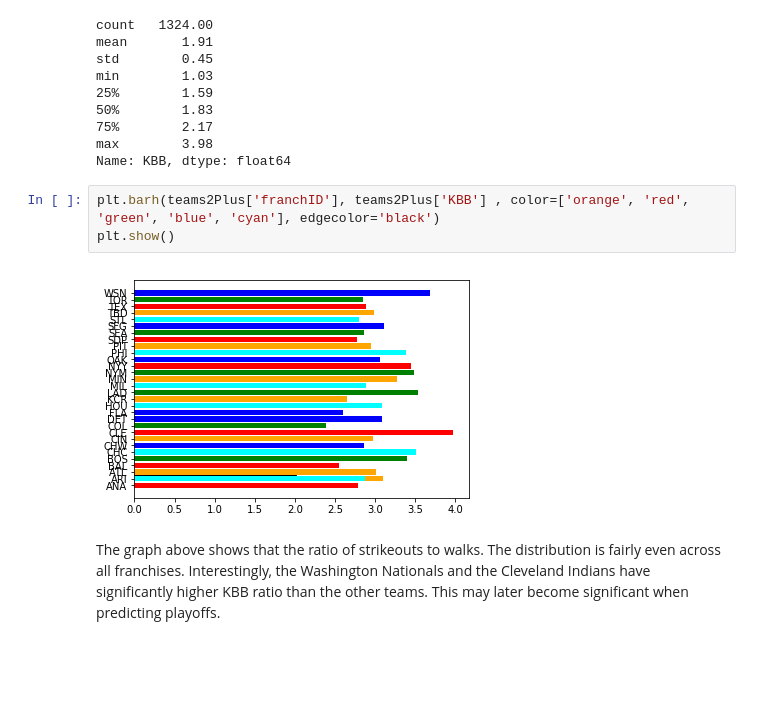
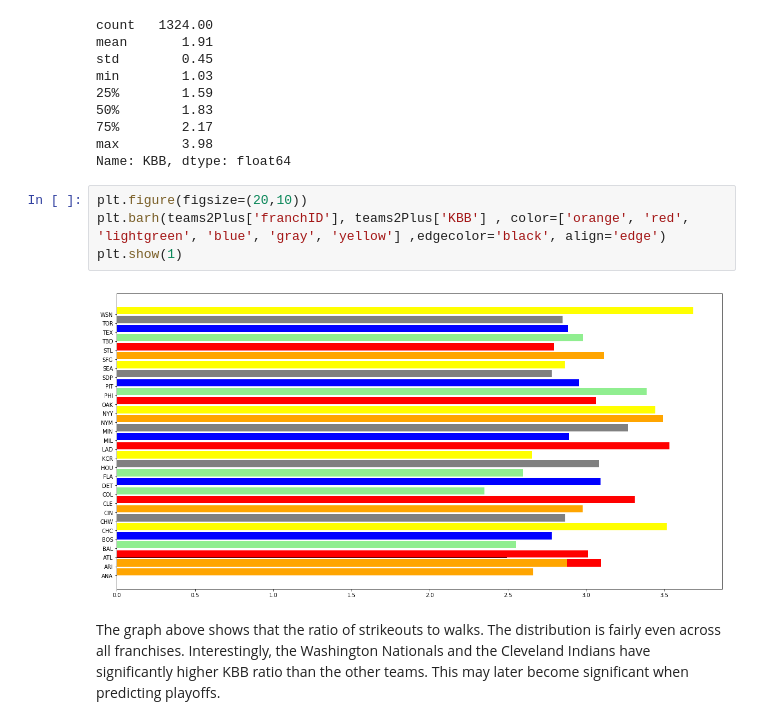
Before and after one commit to georgesturrock/7331_Lab1, a Jupyter notebook: Team2_Lab1.ipynb, the cells around one changed output. Saved outputs shown, nothing was run; the diff lists cells and outputs as text; blank space fills up the shorter version.

Commit message:
fixed plots and descriptions

```diff
--- a/Team2_Lab1.ipynb
+++ b/Team2_Lab1.ipynb
@@ -511,10 +579,11 @@ min        1.03
 max        3.98
 Name: KBB, dtype: float64
 # %%
-plt.barh(teams2Plus['franchID'], teams2Plus['KBB'] , color=['orange', 'red', 'green', 'blue', 'cyan'], edgecolor='black')
-plt.show()
+plt.figure(figsize=(20,10))
+plt.barh(teams2Plus['franchID'], teams2Plus['KBB'] , color=['orange', 'red', 'lightgreen', 'blue', 'gray', 'yellow'] ,edgecolor='black', align='edge')
+plt.show(1)
 # %% [output]
-[figure, old version]
+[figure, new version]
 # %% [markdown]
 The graph above shows that the ratio of strikeouts to walks. The distribution is fairly even across all franchises. Interestingly, the Washington Nationals and the Cleveland Indians have significantly higher KBB ratio than the other teams. This may later become significant when predicting playoffs.
 # %% [markdown]
```
Also changed, not shown: parts of 21 cells of this notebook.
